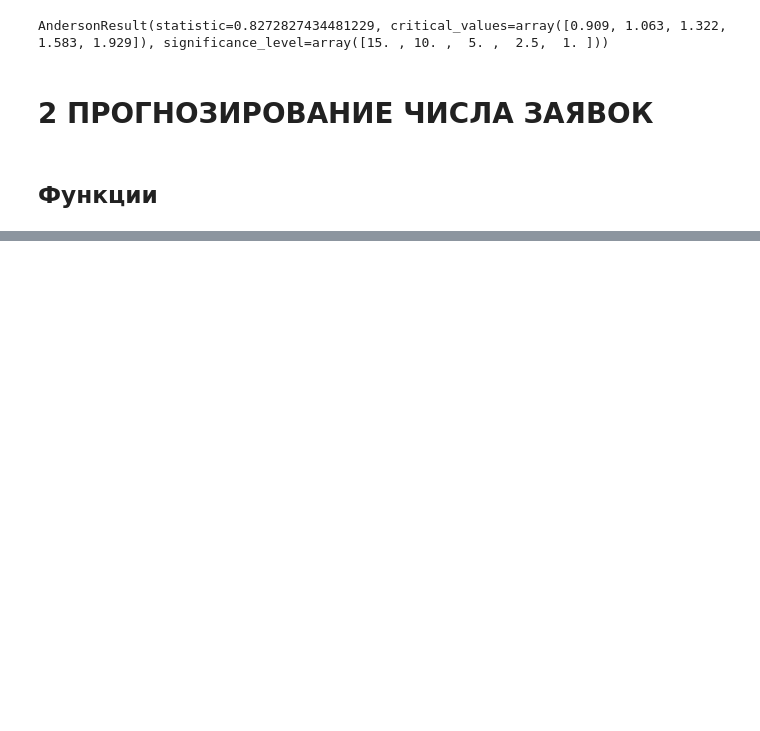
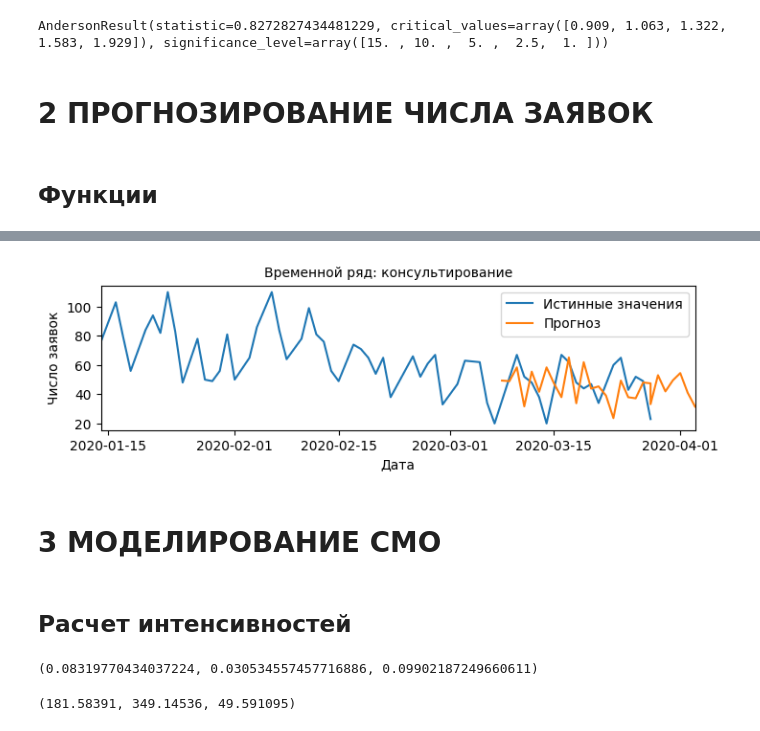
Before and after one commit to OlgaChaganova/MfSC_thesis, a Jupyter notebook: MfSC_Queuing_System.ipynb, the cells around one changed output, grey strips where cells are left out. Drawn from its saved outputs; the diff is of its cells as text; code cells hidden in the pictures; blank space fills up the shorter version.

```diff
--- a/MfSC_Queuing_System.ipynb
+++ b/MfSC_Queuing_System.ipynb
@@ -646,0 +488,15 @@ plt.show()
+# %%
+train_window = 6
+test_data_size = 21
+fut_pred = 7
+epochs = 300
+# %%
+lstm_keras = Sequential()
+lstm_keras.add(LSTM(100, activation='relu', return_sequences=True, input_shape=(train_window, 1)))
+lstm_keras.add(Dropout(0.1))
+lstm_keras.add(LSTM(75, activation='relu'))
+lstm_keras.add(Dense(1))
+lstm_keras.compile(optimizer='adam', loss='mse')
+# %%
+preds_con, preds_fut_con, metrics_con = predict(lstm_keras, list_consultation,
+                                                epochs, train_window, test_data_size, fut_pred)
@@ -646,0 +511,16 @@ plt.show()
+# %%
+figure(figsize=(8,2), dpi=100)
+plt.xlabel("Дата")
+plt.ylabel('Число заявок')
+plt.suptitle('Временной ряд: консультирование', ha='center', fontsize=10)
+plt.autoscale(axis='x', tight=True)
+plt.plot(count_consultation['N'][-60:],label='Истинные значения')
+plt.plot(list(time)+list(time2),preds_con+preds_fut_con, label='Прогноз')
+plt.legend()
+plt.show()
+# %% [output]
+[figure, added]
+# %% [markdown]
+# 3 МОДЕЛИРОВАНИЕ СМО
+# %% [markdown]
+## Расчет интенсивностей
@@ -646,0 +534,8 @@ plt.show()
+# %%
+mu_del, mu_ser, mu_con
+# %% [output]
+(0.08319770434037224, 0.030534557457716886, 0.09902187249660611)
+# %%
+preds_fut_del[0], preds_fut_ser[0], preds_fut_con[0]
+# %% [output]
+(181.58391, 349.14536, 49.591095)
```
Also changed, not shown: parts of 79 cells of this notebook.
